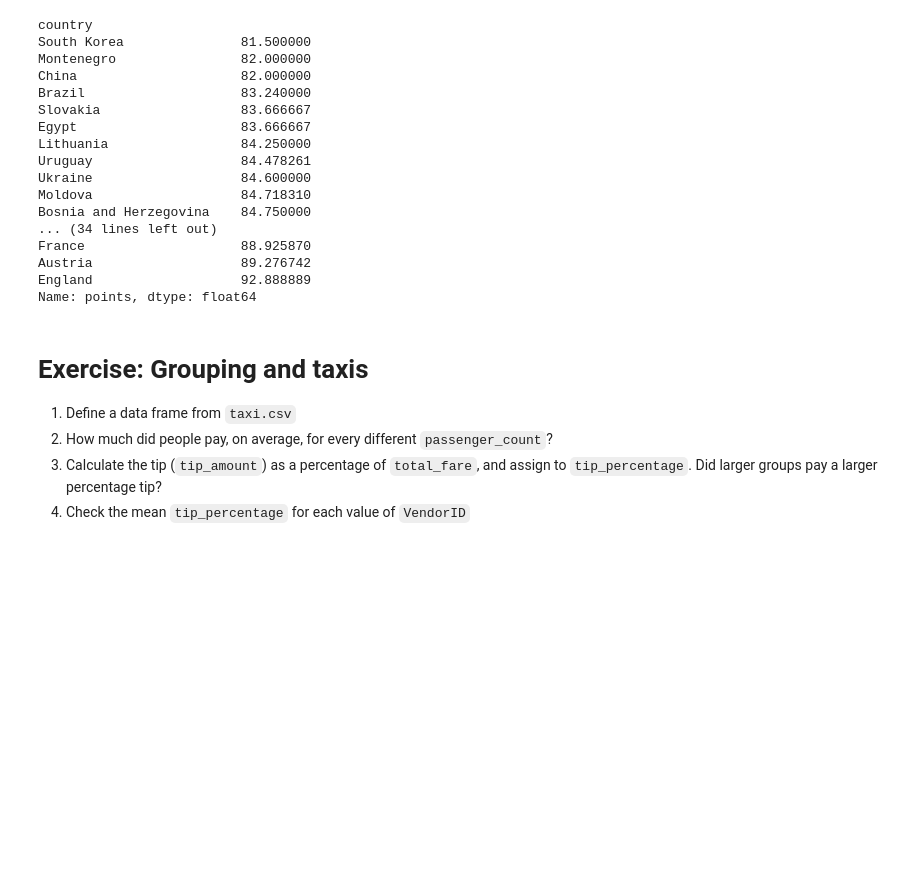
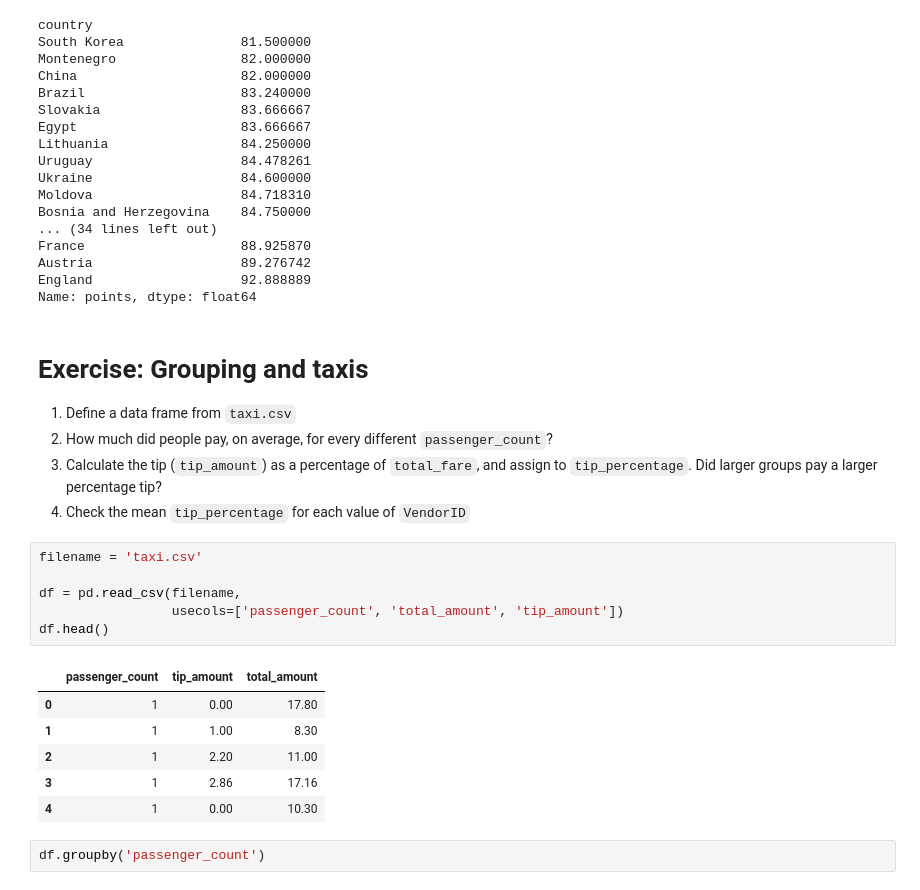
Before and after one commit to reuven/boi-autumn-2024, a Jupyter notebook: Reuven - Dec 26.ipynb, the cells around one changed output. Cells and saved outputs as stored; diff of their text form; blank space fills up the shorter version.

```diff
--- a/Reuven - Dec 26.ipynb
+++ b/Reuven - Dec 26.ipynb
@@ -1745,3 +1745,18 @@ Name: points, dtype: float64
 2. How much did people pay, on average, for every different `passenger_count`?
 3. Calculate the tip (`tip_amount`) as a percentage of `total_fare`, and assign to `tip_percentage`. Did larger groups pay a larger percentage tip?
 4. Check the mean `tip_percentage` for each value of `VendorID`
+# %%
+filename = 'taxi.csv'
+
+df = pd.read_csv(filename,
+                 usecols=['passenger_count', 'total_amount', 'tip_amount'])
+df.head()
+# %% [output]
+|  | passenger_count | tip_amount | total_amount |
+| 0 | 1 | 0.00 | 17.80 |
+| 1 | 1 | 1.00 | 8.30 |
+| 2 | 1 | 2.20 | 11.00 |
+| 3 | 1 | 2.86 | 17.16 |
+| 4 | 1 | 0.00 | 10.30 |
+# %%
+df.groupby('passenger_count')
```
Also changed, not shown: 1 other file.
